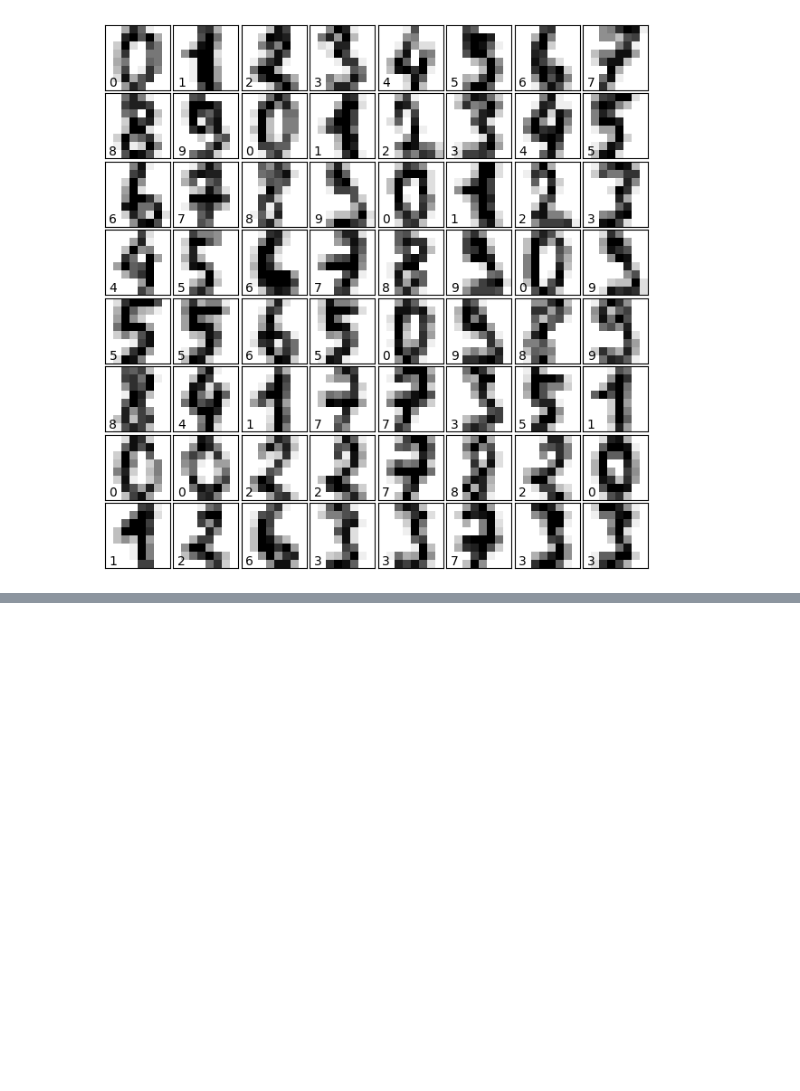
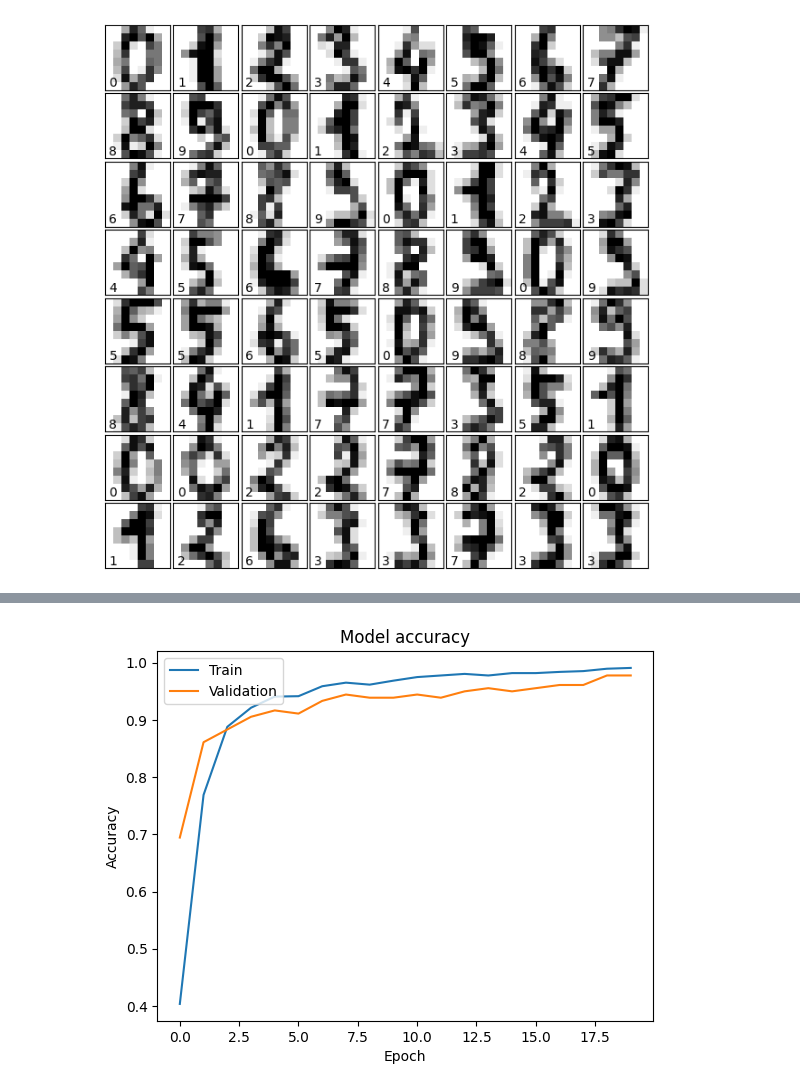
Before and after one commit to MaximilianSajonz/DAMI-Python-Assignments, a Jupyter notebook: Basic_Neural_Network/digits (1).ipynb, the cells around one changed output, grey strips where cells are left out. Drawn from its saved outputs; the diff is of its cells as text; code cells hidden in the pictures; blank space fills up the shorter version.

```diff
--- a/Basic_Neural_Network/digits (1).ipynb
+++ b/Basic_Neural_Network/digits (1).ipynb
@@ -75,0 +89,15 @@ for i in range(64):
+# %%
+# One-hot encode the labels
+from sklearn.preprocessing import OneHotEncoder
+import numpy as np
+
+encoder = OneHotEncoder(sparse_output=False)
+y_train_encoded = encoder.fit_transform(y_train.reshape(-1, 1))
+y_val_encoded = encoder.transform(y_val.reshape(-1, 1))
+y_test_encoded = encoder.transform(y_test.reshape(-1, 1))
+
+# Verify the encoding
+print("Example of one-hot encoded labels (first 5 entries):")
+print("Train:", y_train_encoded[:5])
+print("Validation:", y_val_encoded[:5])
+print("Test:", y_test_encoded[:5])
@@ -75,0 +121,18 @@ for i in range(64):
+# %%
+# Define a simple neural network
+
+model = tf.keras.models.Sequential([
+    tf.keras.layers.InputLayer(input_shape=(64,)),  # 64 input features (8x8 images flattened)
+    tf.keras.layers.Dense(64, activation='relu'),   # First hidden layer with 64 units and ReLU activation
+    tf.keras.layers.Dense(32, activation='relu'),   # Second hidden layer with 32 units and ReLU activation
+    tf.keras.layers.Dense(10, activation='softmax') # Output layer with 10 units (one per class) and softmax activation
+])
+# %%
+# Compile the model
+model.compile(optimizer='adam',               # Adam optimizer
+              loss='categorical_crossentropy', # Loss function for multi-class classification
+              metrics=['accuracy'])            # Metric to monitor
+# %%
+# Train the model
+
+history = model.fit(X_train, y_train_encoded, epochs=20, batch_size=32, validation_data=(X_val, y_val_encoded))
@@ -75,0 +157,12 @@ for i in range(64):
+# %%
+# Plot training & validation accuracy values
+
+plt.plot(history.history['accuracy'])
+plt.plot(history.history['val_accuracy'])
+plt.title('Model accuracy')
+plt.ylabel('Accuracy')
+plt.xlabel('Epoch')
+plt.legend(['Train', 'Validation'], loc='upper left')
+plt.show()
+# %% [output]
+[figure, added]
```
Also changed, not shown: parts of 18 cells of this notebook.
